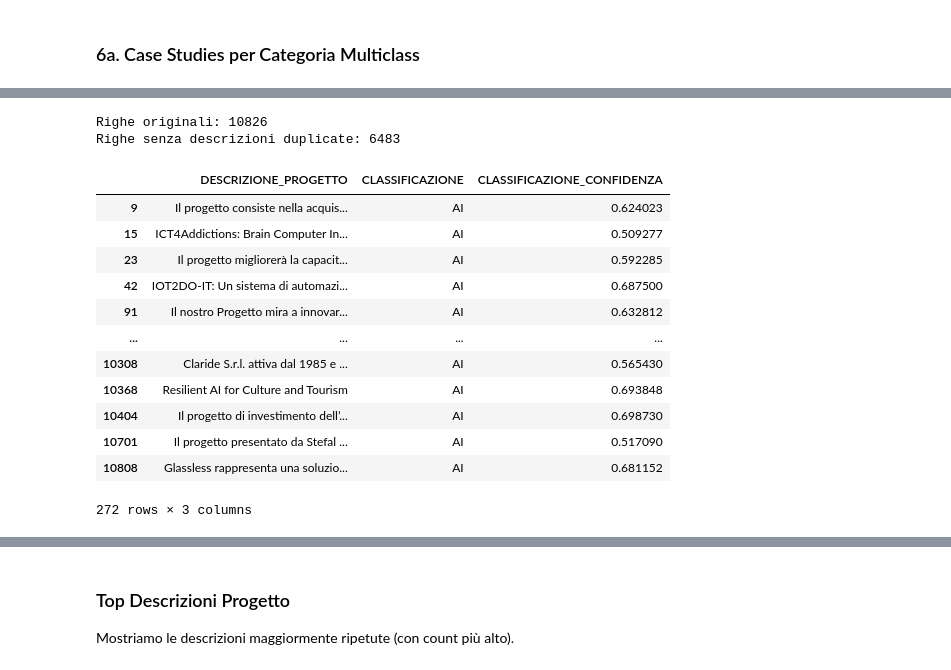
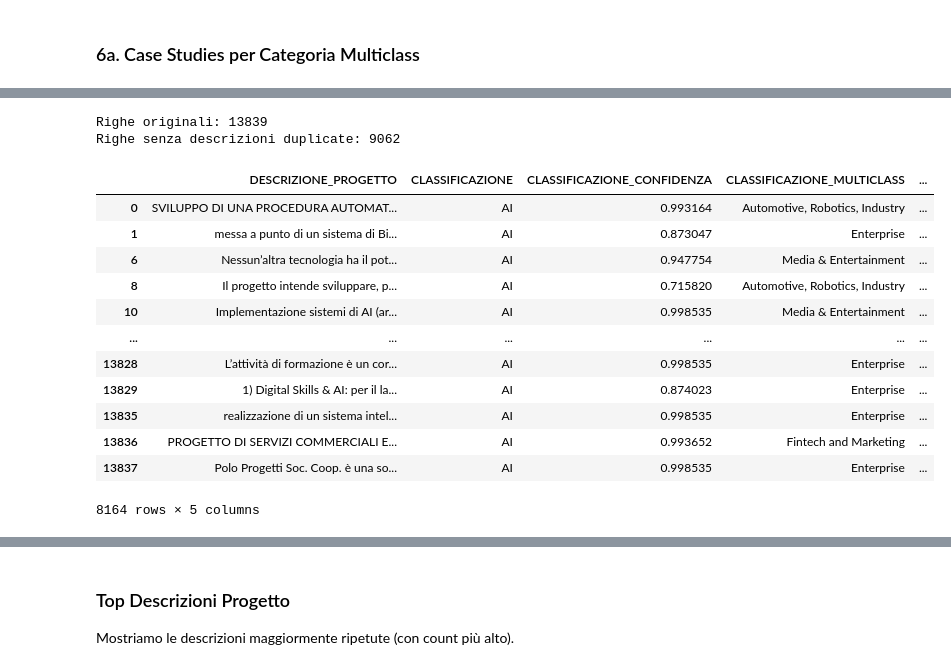
Before and after one commit to Vinello28/open-data-analytics, a Jupyter notebook: notebooks/03_analisi_qualitativa.ipynb, the cells around one changed output, grey strips where cells are left out. Drawn from its saved outputs; the diff is of its cells as text; code cells hidden in the pictures.

```diff
--- a/notebooks/03_analisi_qualitativa.ipynb
+++ b/notebooks/03_analisi_qualitativa.ipynb
@@ -478,32 +535,32 @@ del frames
 # %%
 df_uniche = df_test.drop_duplicates(subset=['DESCRIZIONE_PROGETTO'])
 # Mostra quante righe c'erano e quante ne restano
 print(f"Righe originali: {len(df_test)}")
 print(f"Righe senza descrizioni duplicate: {len(df_uniche)}")
 
-low_confidence_mask = df_uniche['CLASSIFICAZIONE_CONFIDENZA'] < 0.7
+low_confidence_mask = df_uniche['CLASSIFICAZIONE_CONFIDENZA'] > 0.7
 # Selezioniamo nello specifico le descrizioni, l'effettiva label assegnata e la confidenza
-cols_to_show = ['DESCRIZIONE_PROGETTO', 'CLASSIFICAZIONE', 'CLASSIFICAZIONE_CONFIDENZA']
+cols_to_show = ['DESCRIZIONE_PROGETTO', 'CLASSIFICAZIONE', 'CLASSIFICAZIONE_CONFIDENZA', 'CLASSIFICAZIONE_MULTICLASS', 'CLASSIFICAZIONE_MULTICLASS_CONFIDENZA']
 # Applichiamo il filtro al dataframe
 df_low_confidence = df_uniche.loc[low_confidence_mask, cols_to_show]
 # Mostriamo a schermo i risultati
 display(df_low_confidence)
 # %% [output]
-Righe originali: 10826
-Righe senza descrizioni duplicate: 6483
+Righe originali: 13839
+Righe senza descrizioni duplicate: 9062
-|  | DESCRIZIONE_PROGETTO | CLASSIFICAZIONE | CLASSIFICAZIONE_CONFIDENZA |
-| 9 | Il progetto consiste nella acquis... | AI | 0.624023 |
-| 15 | ICT4Addictions: Brain Computer In... | AI | 0.509277 |
-| 23 | Il progetto migliorerà la capacit... | AI | 0.592285 |
-| 42 | IOT2DO-IT: Un sistema di automazi... | AI | 0.687500 |
-| 91 | Il nostro Progetto mira a innovar... | AI | 0.632812 |
-| ... | ... | ... | ... |
-| 10308 | Claride S.r.l. attiva dal 1985 e ... | AI | 0.565430 |
-| 10368 | Resilient AI for Culture and Tourism | AI | 0.693848 |
-| 10404 | Il progetto di investimento dell’... | AI | 0.698730 |
-| 10701 | Il progetto presentato da Stefal ... | AI | 0.517090 |
-| 10808 | Glassless rappresenta una soluzio... | AI | 0.681152 |
+|  | DESCRIZIONE_PROGETTO | CLASSIFICAZIONE | CLASSIFICAZIONE_CONFIDENZA | CLASSIFICAZIONE_MULTICLASS | ... |
+| 0 | SVILUPPO DI UNA PROCEDURA AUTOMAT... | AI | 0.993164 | Automotive, Robotics, Industry | ... |
+| 1 | messa a punto di un sistema di Bi... | AI | 0.873047 | Enterprise | ... |
+| 6 | Nessun’altra tecnologia ha il pot... | AI | 0.947754 | Media & Entertainment | ... |
+| 8 | Il progetto intende sviluppare, p... | AI | 0.715820 | Automotive, Robotics, Industry | ... |
+| 10 | Implementazione sistemi di AI (ar... | AI | 0.998535 | Media & Entertainment | ... |
+| ... | ... | ... | ... | ... | ... |
+| 13828 | L’attività di formazione è un cor... | AI | 0.998535 | Enterprise | ... |
+| 13829 | 1) Digital Skills & AI: per il la... | AI | 0.874023 | Enterprise | ... |
+| 13835 | realizzazione di un sistema intel... | AI | 0.998535 | Enterprise | ... |
+| 13836 | PROGETTO DI SERVIZI COMMERCIALI E... | AI | 0.993652 | Fintech and Marketing | ... |
+| 13837 | Polo Progetti Soc. Coop. è una so... | AI | 0.998535 | Enterprise | ... |
-272 rows × 3 columns
+8164 rows × 5 columns
 # %%
 # Esportazione del dataframe in formato CSV (solo record AI)
 # Include le nuove colonne multiclass oltre alle originali
```
Also changed, not shown: parts of 15 cells of this notebook, 2 other files.
